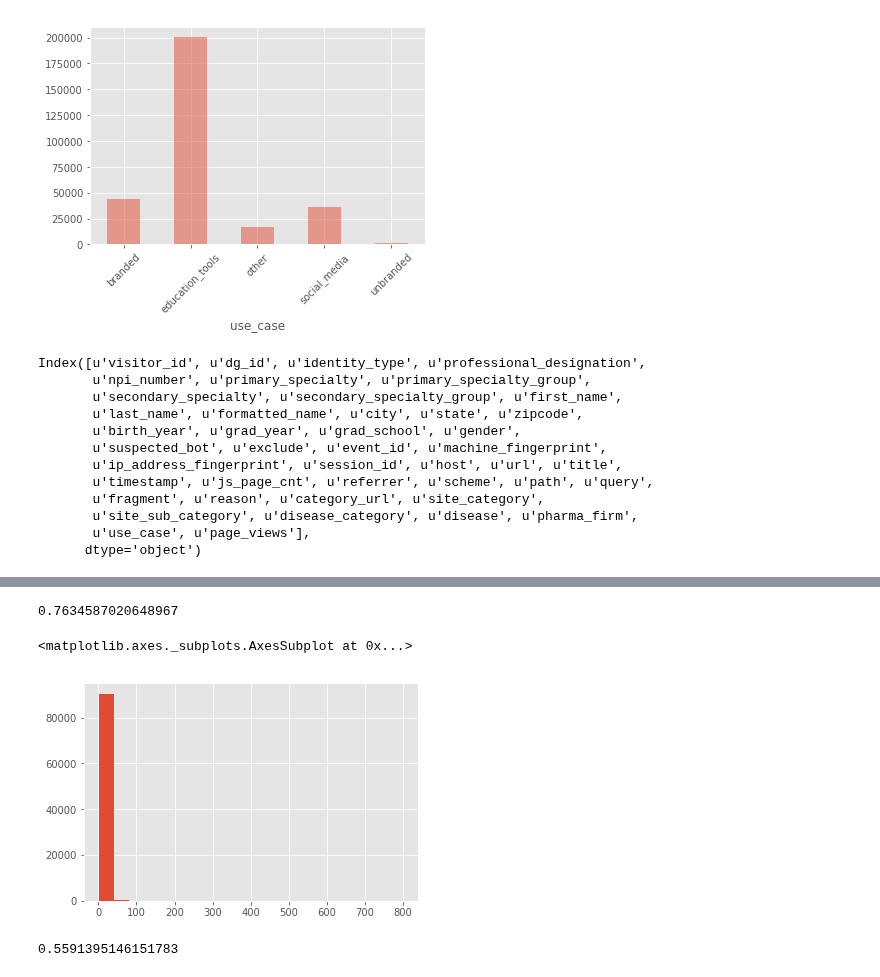
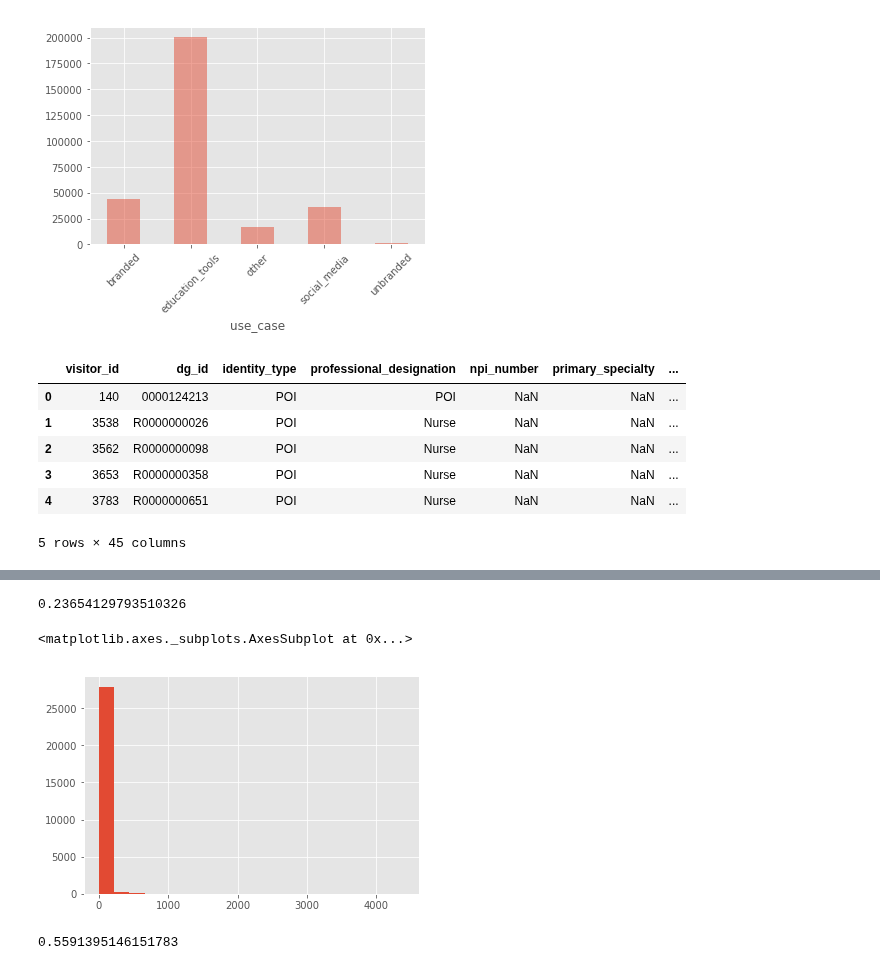
Before and after one commit to AmbitionData/DMD_AIM, a Jupyter notebook: models/behavioral_analysis.ipynb, the cells around one changed output, grey strips where cells are left out. Drawn from its saved outputs; the diff is of its cells as text; code cells hidden in the pictures.

```diff
--- a/models/behavioral_analysis.ipynb
+++ b/models/behavioral_analysis.ipynb
@@ -48,5 +68,5 @@ def define_use_case(event):
 # %%
-events['use_case'] = events.apply(lambda x: define_use_case(x), axis=1)
+events['use_case'] = events.apply(lambda x: define_use_case_limited(x), axis=1)
 # %%
 events.use_case.value_counts()
 # %% [output]
@@ -63,7 +81,7 @@ events[events.use_case<>'publication_research'].groupby('use_case').session_id.n
 <matplotlib.axes._subplots.AxesSubplot at 0x...>
 [figure]
 # %%
-#sessions = events.groupby('session_id').event_id.count().reset_index()
+sessions = events[events.use_case <> 'Other'].groupby('session_id').event_id.count().reset_index()
 sessions = sessions.rename(columns={'event_id':'page_views'})
 # %%
 event_sessions = events.drop_duplicates('session_id')
@@ -72,20 +90,15 @@ event_sessions = pd.merge(event_sessions, sessions, on='session_id')
 # %%
 event_sessions = pd.merge(visitors, event_sessions, on='dg_id')
 # %%
-event_sessions.columns
+event_sessions.head()
 # %% [output]
+|  | visitor_id | dg_id | identity_type | professional_designation | npi_number | primary_specialty | ... |
+| 0 | 140 | 0000124213 | POI | POI | NaN | NaN | ... |
+| 1 | 3538 | R0000000026 | POI | Nurse | NaN | NaN | ... |
+| 2 | 3562 | R0000000098 | POI | Nurse | NaN | NaN | ... |
+| 3 | 3653 | R0000000358 | POI | Nurse | NaN | NaN | ... |
+| 4 | 3783 | R0000000651 | POI | Nurse | NaN | NaN | ... |
-Index([u'visitor_id', u'dg_id', u'identity_type', u'professional_designation',
-       u'npi_number', u'primary_specialty', u'primary_specialty_group',
-       u'secondary_specialty', u'secondary_specialty_group', u'first_name',
-       u'last_name', u'formatted_name', u'city', u'state', u'zipcode',
-       u'birth_year', u'grad_year', u'grad_school', u'gender',
-       u'suspected_bot', u'exclude', u'event_id', u'machine_fingerprint',
-       u'ip_address_fingerprint', u'session_id', u'host', u'url', u'title',
-       u'timestamp', u'js_page_cnt', u'referrer', u'scheme', u'path', u'query',
-       u'fragment', u'reason', u'category_url', u'site_category',
-       u'site_sub_category', u'disease_category', u'disease', u'pharma_firm',
-       u'use_case', u'page_views'],
-      dtype='object')
+5 rows × 45 columns
 # %%
 tableau_sessions = event_sessions[['timestamp', 'dg_id', 'npi_number', 'primary_specialty', 'site_category', 'site_sub_category', 'disease_category', 'disease', 'pharma_firm', 'use_case', 'page_views']]
 # %%
@@ -100,9 +113,9 @@ tableau_sessions.head()
 | 3 | 2017-04-09 12:11:33.693 | R0000000358 | NaN | NaN | Recruiter | Multi Topic | Multiple | ... |
 | 4 | 2017-05-03 15:40:07.033 | R0000000651 | NaN | NaN | Publisher | Multi Topic | Multiple | ... |
 # %%
-personas = session_use_cases.groupby('dg_id').use_case.apply(list).reset_index()
+personas = event_sessions.groupby('dg_id').use_case.apply(list).reset_index()
 personas['total_sessions'] = personas.use_case.apply(lambda x: len(x))
 personas['use_case_counts'] = personas.use_case.apply(lambda x: Counter(x))
 # %%
 single_use_case = personas[personas.use_case_counts.apply(lambda x: len(x))==1]
-multi_use_case = personas[personas.use_case_counts.len > 1]
+multi_use_case = personas[personas.use_case_counts.apply(lambda x: len(x))>1]
@@ -109,12 +124,12 @@ multi_use_case = personas[personas.use_case_counts.len > 1]
 # %%
-len(single_use_case)/len(personas)
+len(multi_use_case)/len(personas)
 # %% [output]
-0.7634587020648967
+0.23654129793510326
 # %%
-single_use_case.total_sessions.hist(bins=20)
+multi_use_case.total_sessions.hist(bins=20)
 # %% [output]
 <matplotlib.axes._subplots.AxesSubplot at 0x...>
-[figure, old version]
+[figure, new version]
 # %%
 len(personas[personas.total_sessions>1])/len(personas)
 # %% [output]
```
Also changed, not shown: parts of 42 cells of this notebook.
